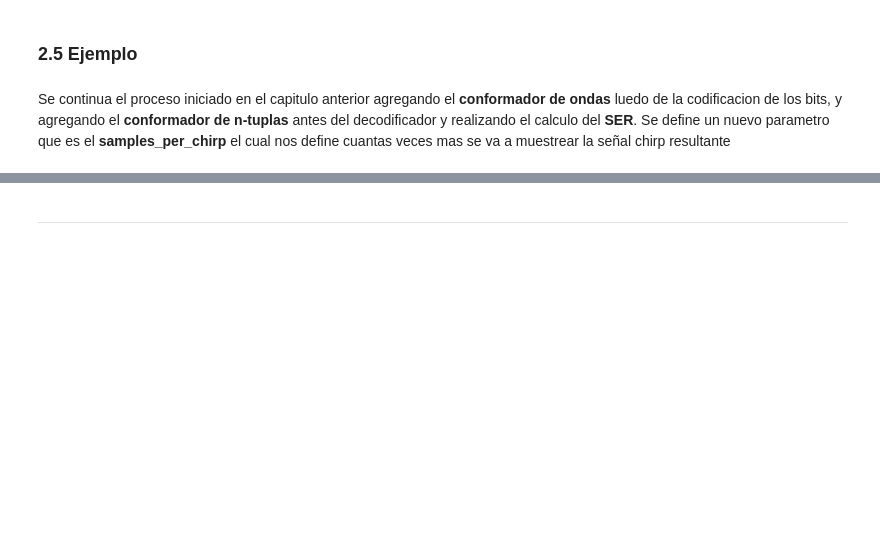
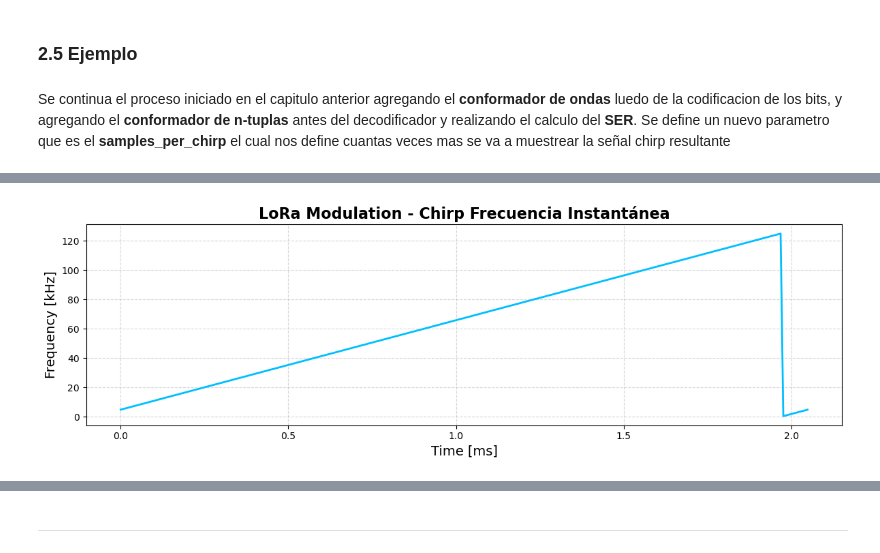
Before and after one commit to nicopinera/com-dig, a Jupyter notebook: Entregas/TerceraEntrega.ipynb, the cells around one changed output, grey strips where cells are left out. Cells and saved outputs as stored; diff of their text form; code cells hidden in the pictures; blank space fills up the shorter version.

```diff
--- a/Entregas/TerceraEntrega.ipynb
+++ b/Entregas/TerceraEntrega.ipynb
@@ -574,3 +470,33 @@ Simbolo transmitido 50
+# %%
+def plot_lora_frequency_chirp(simbolo, sf=7, B=125e3):
+    """
+    Genera y grafica la frecuencia instantánea (chirp) del símbolo LoRa dado.
+
+    Parámetros:
+    - simbolo (int): valor del símbolo LoRa (entre 0 y 2^sf - 1)
+    - sf (int): Spreading Factor (por defecto 7)
+    - Bw_kHz (float): Ancho de banda en kHz (por defecto 125)
+    """
+    # Parámetros
+    Ns = 2**sf  # Numero de muestra
+    Ts = Ns / B  # Duración del símbolo en segundos
+    samples = Ns  # 1 muestra por paso
+    t = np.linspace(0, Ts, samples)  # vector de tiempo
+
+    # Cálculo de frecuencia instantánea (según ecuación del paper)
+    f_inst = (simbolo * B / Ns + (B / Ts) * t) % B
+    f_inst_kHz = f_inst / 1e3
+    t_ms = t * 1e3  # tiempo en milisegundos
+
+    # Gráfico
+    plt.figure(figsize=(12, 4))
+    plt.title("LoRa Modulation - Chirp Frecuencia Instantánea", fontsize=16, weight="bold")
+    plt.xlabel("Time [ms]", fontsize=14)
+    plt.ylabel("Frequency [kHz]", fontsize=14)
+    plt.plot(t_ms, f_inst_kHz, lw=2, color="deepskyblue")
+    plt.grid(True, linestyle="--", alpha=0.5)
+    plt.tight_layout()
+    plt.show()
 # %% [markdown]
 ### 2.5 Ejemplo
 # %% [markdown]
@@ -603,4 +517,8 @@ Salida del conformador de onda: [-0.03905372-4.87960768e-02j -0.06129908-1.21931
 ------------------------------
+# %%
+plot_lora_frequency_chirp(10, SF)
+# %% [output]
+[figure, added]
 # %%
 graficar_señal_modulada(simbolos_modulados, 2, SF, samples_per_chirp, B)
 # %% [output]
```
Also changed, not shown: parts of 25 cells of this notebook, 1 other file.
